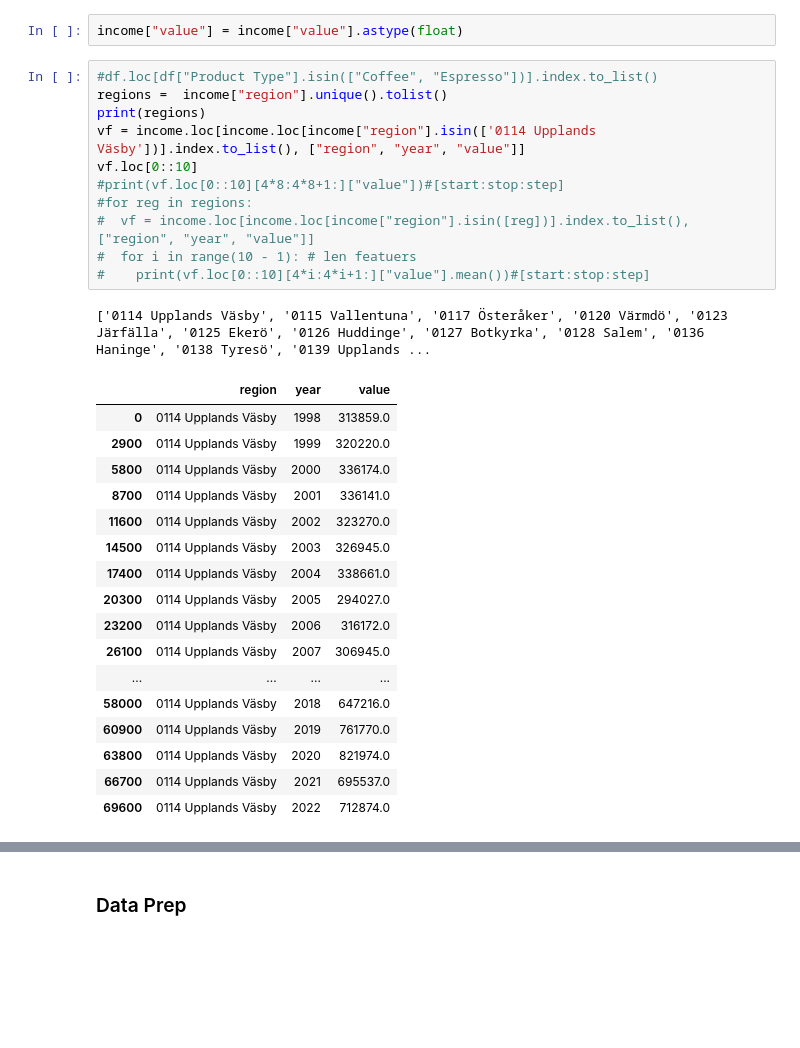
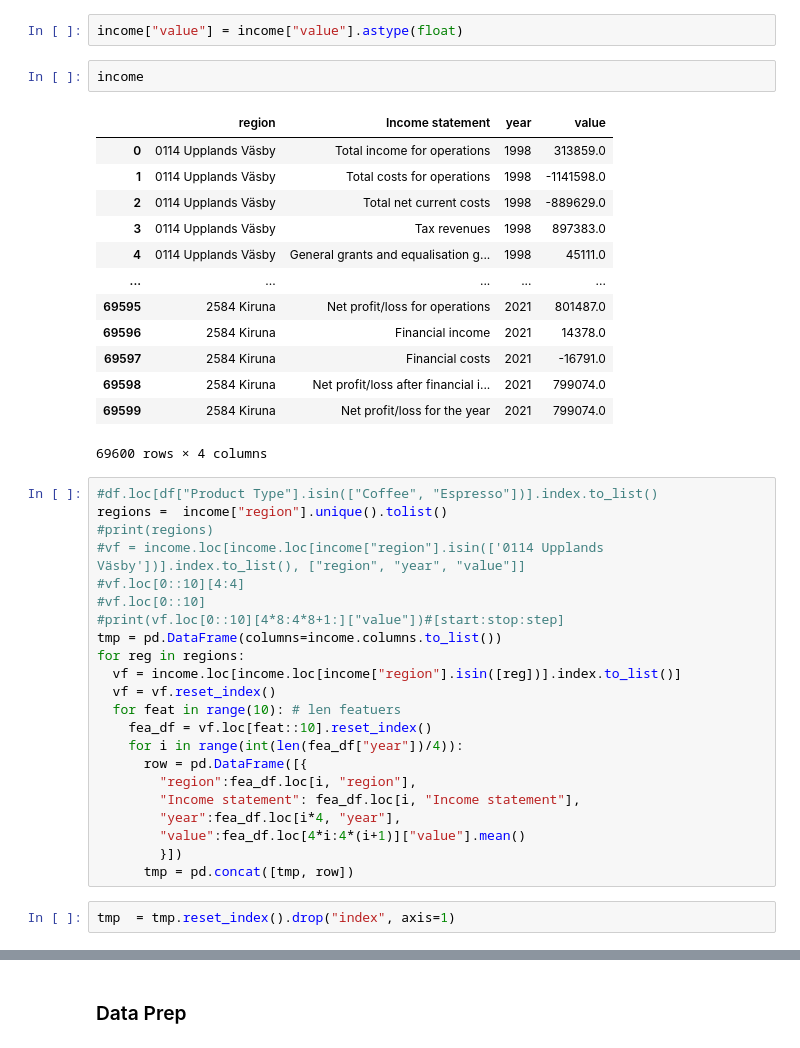
Before and after one commit to Keno-git/DS_assigment1, a Jupyter notebook: Assigment_1/Assigment_1.ipynb, the cells around one changed output, grey strips where cells are left out. Saved outputs shown, nothing was run; the diff lists cells and outputs as text; blank space fills up the shorter version.

```diff
--- a/Assigment_1/Assigment_1.ipynb
+++ b/Assigment_1/Assigment_1.ipynb
@@ -95,33 +93,43 @@ income = income.melt(id_vars=["region", "Income statement"], var_name="year", va
 income = income.replace("..", 0)
 # %%
 income["value"] = income["value"].astype(float)
+# %%
+income
+# %% [output]
+|  | region | Income statement | year | value |
+| 0 | 0114 Upplands Väsby | Total income for operations | 1998 | 313859.0 |
+| 1 | 0114 Upplands Väsby | Total costs for operations | 1998 | -1141598.0 |
+| 2 | 0114 Upplands Väsby | Total net current costs | 1998 | -889629.0 |
+| 3 | 0114 Upplands Väsby | Tax revenues | 1998 | 897383.0 |
+| 4 | 0114 Upplands Väsby | General grants and equalisation g... | 1998 | 45111.0 |
+| ... | ... | ... | ... | ... |
+| 69595 | 2584 Kiruna | Net profit/loss for operations | 2021 | 801487.0 |
+| 69596 | 2584 Kiruna | Financial income | 2021 | 14378.0 |
+| 69597 | 2584 Kiruna | Financial costs | 2021 | -16791.0 |
+| 69598 | 2584 Kiruna | Net profit/loss after financial i... | 2021 | 799074.0 |
+| 69599 | 2584 Kiruna | Net profit/loss for the year | 2021 | 799074.0 |
+69600 rows × 4 columns
 # %%
 #df.loc[df["Product Type"].isin(["Coffee", "Espresso"])].index.to_list()
 regions =  income["region"].unique().tolist()
-print(regions)
-vf = income.loc[income.loc[income["region"].isin(['0114 Upplands Väsby'])].index.to_list(), ["region", "year", "value"]]
-vf.loc[0::10]
+#print(regions)
+#vf = income.loc[income.loc[income["region"].isin(['0114 Upplands Väsby'])].index.to_list(), ["region", "year", "value"]]
+#vf.loc[0::10][4:4]
+#vf.loc[0::10]
 #print(vf.loc[0::10][4*8:4*8+1:]["value"])#[start:stop:step]
-#for reg in regions:
-#  vf = income.loc[income.loc[income["region"].isin([reg])].index.to_list(), ["region", "year", "value"]]
-#  for i in range(10 - 1): # len featuers
-#    print(vf.loc[0::10][4*i:4*i+1:]["value"].mean())#[start:stop:step]
+tmp = pd.DataFrame(columns=income.columns.to_list())
+for reg in regions:
+  vf = income.loc[income.loc[income["region"].isin([reg])].index.to_list()]
+  vf = vf.reset_index()
+  for feat in range(10): # len featuers
+    fea_df = vf.loc[feat::10].reset_index()
+    for i in range(int(len(fea_df["year"])/4)):
+      row = pd.DataFrame([{
+        "region":fea_df.loc[i, "region"],
+        "Income statement": fea_df.loc[i, "Income statement"],
+        "year":fea_df.loc[i*4, "year"],
+        "value":fea_df.loc[4*i:4*(i+1)]["value"].mean()
+        }])
+      tmp = pd.concat([tmp, row])
-# %% [output]
-['0114 Upplands Väsby', '0115 Vallentuna', '0117 Österåker', '0120 Värmdö', '0123 Järfälla', '0125 Ekerö', '0126 Huddinge', '0127 Botkyrka', '0128 Salem', '0136 Haninge', '0138 Tyresö', '0139 Upplands ...
-|  | region | year | value |
-| 0 | 0114 Upplands Väsby | 1998 | 313859.0 |
-| 2900 | 0114 Upplands Väsby | 1999 | 320220.0 |
-| 5800 | 0114 Upplands Väsby | 2000 | 336174.0 |
-| 8700 | 0114 Upplands Väsby | 2001 | 336141.0 |
-| 11600 | 0114 Upplands Väsby | 2002 | 323270.0 |
-| 14500 | 0114 Upplands Väsby | 2003 | 326945.0 |
-| 17400 | 0114 Upplands Väsby | 2004 | 338661.0 |
-| 20300 | 0114 Upplands Väsby | 2005 | 294027.0 |
-| 23200 | 0114 Upplands Väsby | 2006 | 316172.0 |
-| 26100 | 0114 Upplands Väsby | 2007 | 306945.0 |
-| ... | ... | ... | ... |
-| 58000 | 0114 Upplands Väsby | 2018 | 647216.0 |
-| 60900 | 0114 Upplands Väsby | 2019 | 761770.0 |
-| 63800 | 0114 Upplands Väsby | 2020 | 821974.0 |
-| 66700 | 0114 Upplands Väsby | 2021 | 695537.0 |
-| 69600 | 0114 Upplands Väsby | 2022 | 712874.0 |
+# %%
+tmp  = tmp.reset_index().drop("index", axis=1)
```
Also changed, not shown: parts of 6 cells of this notebook.
